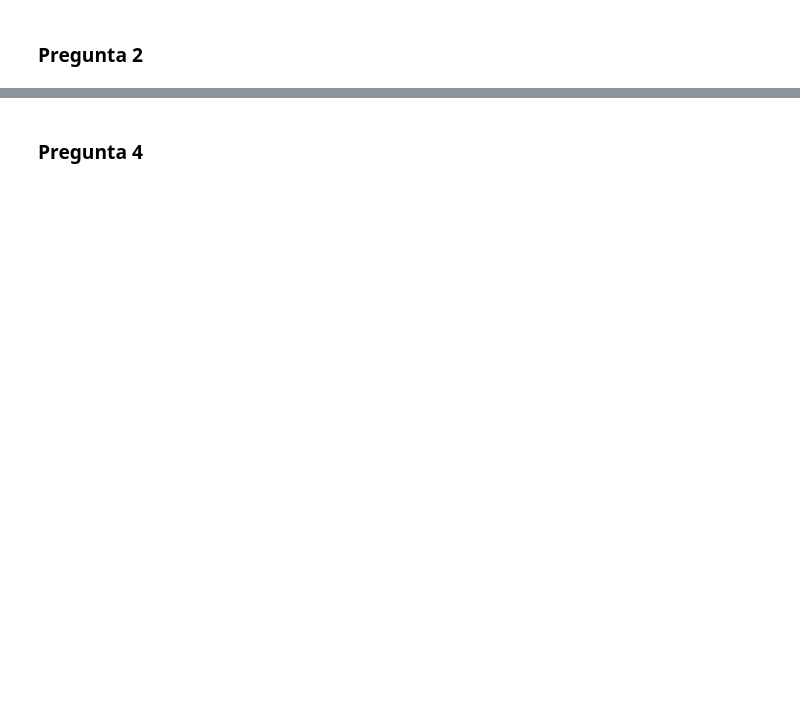
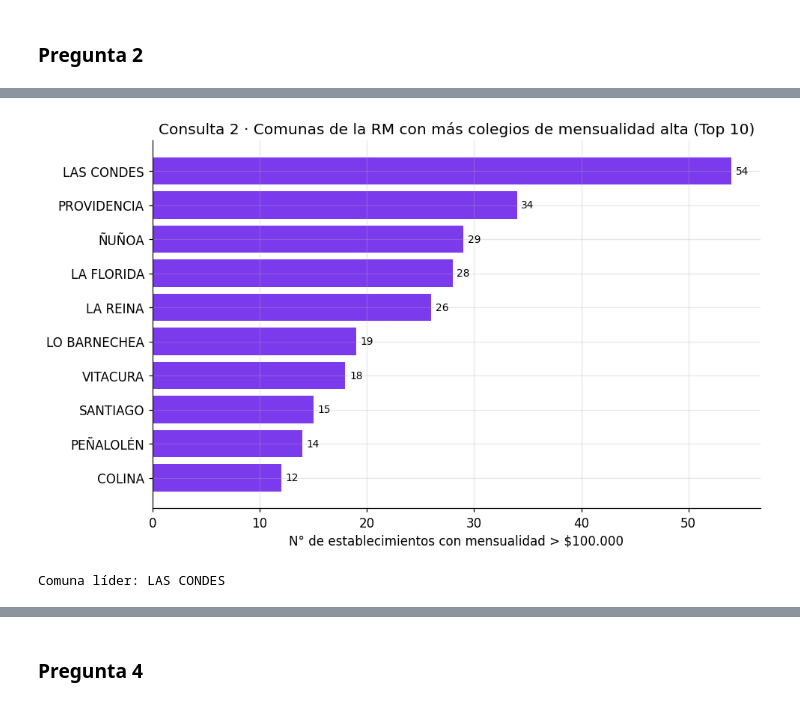
Before and after one commit to BrnoOr/Proyecto_BBDD_MDS7103, a Jupyter notebook: notebooks/EDA.ipynb, the cells around one changed output, grey strips where cells are left out. Drawn from its saved outputs; the diff is of its cells as text; code cells hidden in the pictures; blank space fills up the shorter version.

```diff
--- a/notebooks/EDA.ipynb
+++ b/notebooks/EDA.ipynb
@@ -106,0 +100,17 @@ FileNotFoundError: [Errno 2] No such file or directory: 'graficos/Consulta1.png'
+# %%
+Q2 = """
+SELECT
+    c.nom_com_rbd,
+    COUNT(*) AS estab_caros,
+    RANK() OVER (ORDER BY COUNT(*) DESC) AS ranking
+FROM establecimiento e
+JOIN comuna c    ON c.cod_com_rbd = e.c_cod_com_rbd
+JOIN provincia p ON p.cod_pro_rbd = c.p_cod_pro_rbd
+JOIN region r    ON r.cod_reg_rbd = p.r_cod_reg_rbd
+WHERE r.cod_reg_rbd = 13
+  AND e.pago_mensual = 'MAS DE $100.000'
+GROUP BY c.nom_com_rbd
+ORDER BY estab_caros DESC;
+"""
+df2 = pd.read_sql_query(Q2, conn)
+df2.head()
@@ -106,0 +124,15 @@ FileNotFoundError: [Errno 2] No such file or directory: 'graficos/Consulta1.png'
+# %%
+fig, ax = plt.subplots(figsize=(9, 5.5))
+top = df2.head(10).sort_values("estab_caros")
+ax.barh(top["nom_com_rbd"], top["estab_caros"], color="#7c3aed")
+for i,(v) in enumerate(top["estab_caros"]):
+    ax.text(v+0.4, i, str(int(v)), va="center", fontsize=9)
+ax.set_xlabel("N° de establecimientos con mensualidad > $100.000")
+ax.set_title("Consulta 2 · Comunas de la RM con más colegios de mensualidad alta (Top 10)")
+plt.tight_layout()
+plt.savefig('graficos/Consulta2.png', dpi = 300)
+plt.show()
+print("Comuna líder:", df2.iloc[0]['nom_com_rbd'])
+# %% [output]
+[figure, added]
+Comuna líder: LAS CONDES
```
Also changed, not shown: parts of 22 cells of this notebook, 1 other file.
